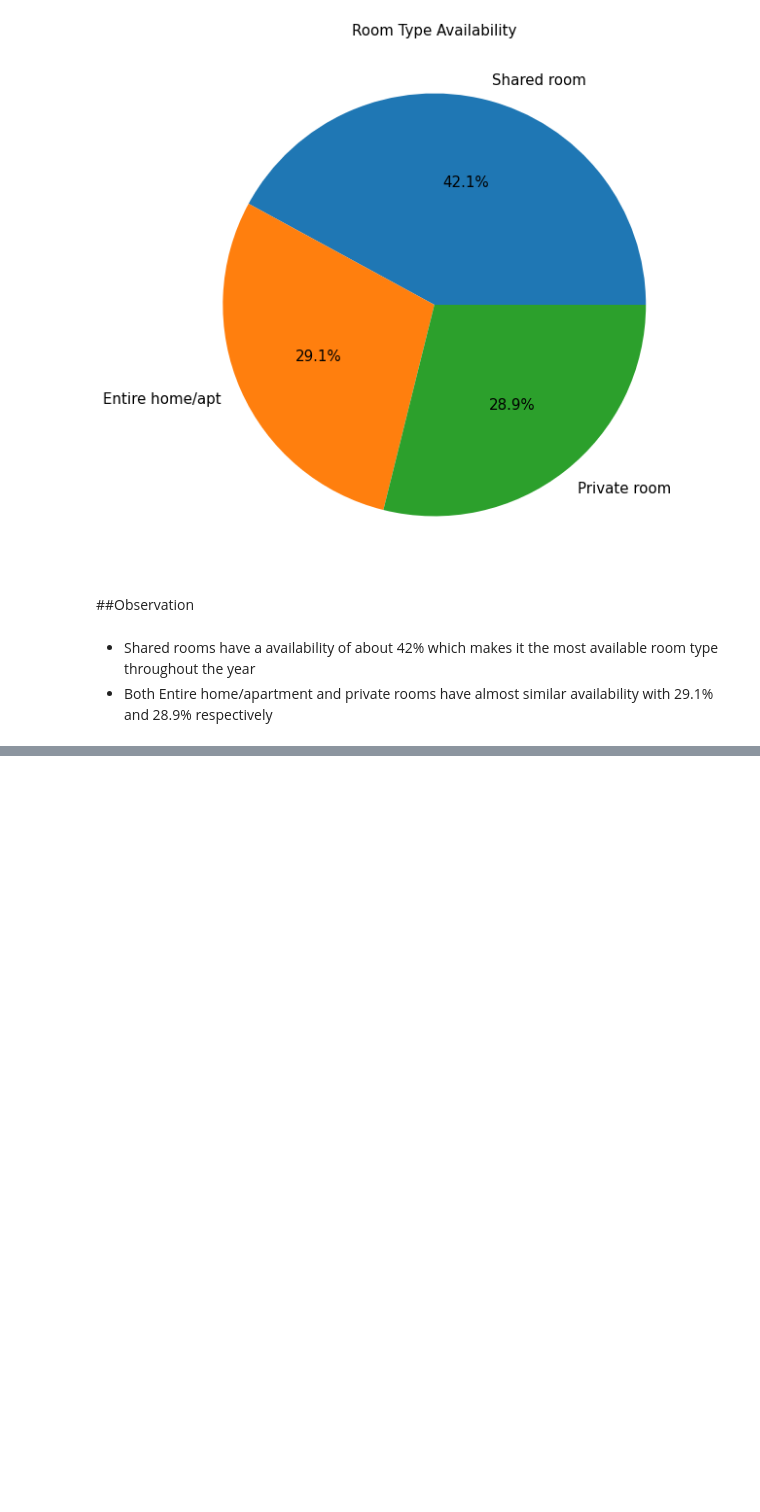
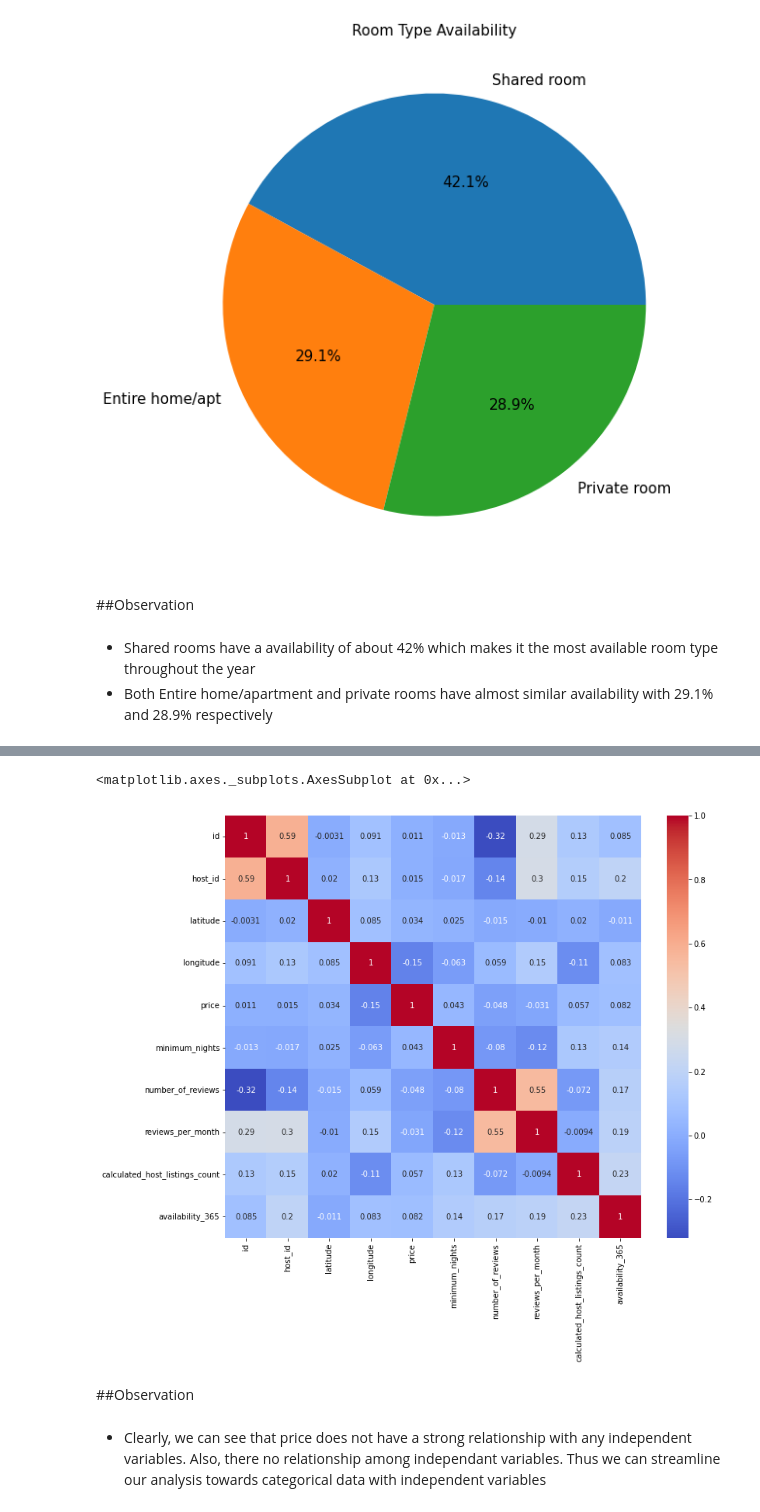
Before and after one commit to varnit836/Airbnb-NYC-2019, a Jupyter notebook: Airbnb_Bookings_Analysis_Capstone_Project.ipynb, the cells around one changed output, grey strips where cells are left out. Saved outputs shown, nothing was run; the diff lists cells and outputs as text; code cells hidden in the pictures; blank space fills up the shorter version.

```diff
--- a/Airbnb_Bookings_Analysis_Capstone_Project.ipynb
+++ b/Airbnb_Bookings_Analysis_Capstone_Project.ipynb
@@ -304,0 +335,9 @@ plt.rcParams['figure.figsize'] = (14, 12)
+# %%
+#Let us take all the columns with numeric data
+numeric_df=airbnb[['id', 'host_id', 'latitude', 'longitude', 'price',
+       'minimum_nights', 'number_of_reviews','reviews_per_month', 'calculated_host_listings_count',
+       'availability_365']]
+# %%
+#correlation
+correlation_df=numeric_df.corr()
+correlation_df
@@ -304,0 +356,12 @@ plt.rcParams['figure.figsize'] = (14, 12)
+# %%
+#plotting our data using heatmap
+plt.figure(figsize=(12,10))
+sns.heatmap(correlation_df,cmap='coolwarm', annot=True)
+# %% [output]
+<matplotlib.axes._subplots.AxesSubplot at 0x...>
+[figure, added]
+# %% [markdown]
+##Observation
+# %% [markdown]
+
+*   Clearly, we can see that price does not have a strong relationship with any independent variables. Also, there no relationship among independant variables. Thus we can streamline our analysis towards categorical data with independent variables
```
Also changed, not shown: parts of 8 cells of this notebook.
